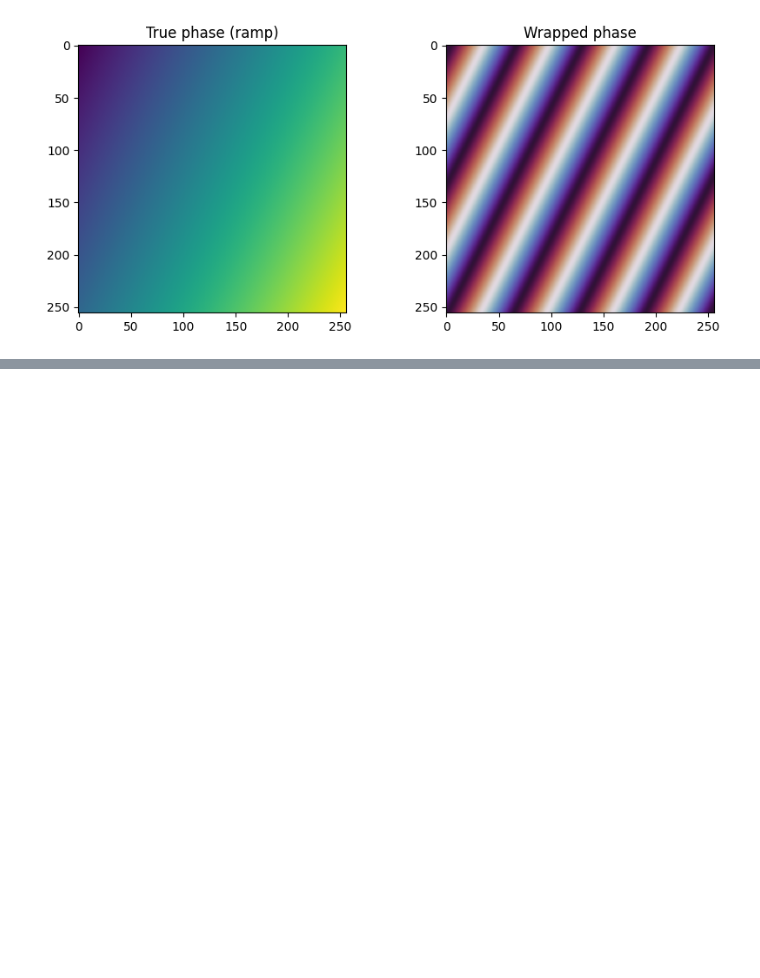
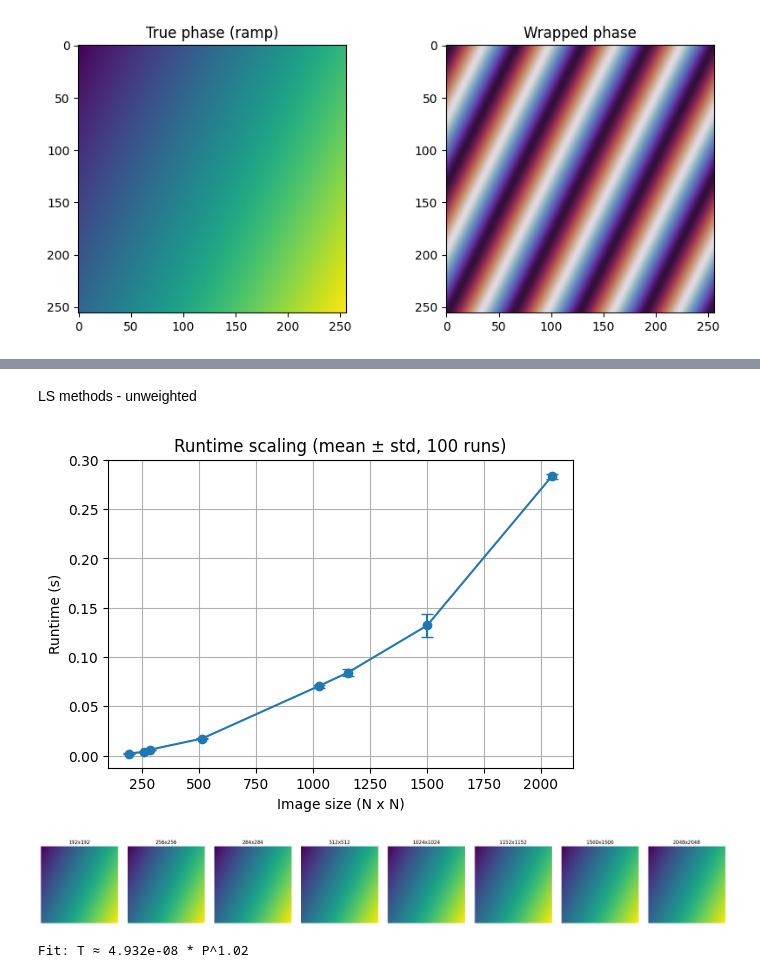
Before and after one commit to oheymans/odt-thesis, a Jupyter notebook: notebooks/Running_time.ipynb, the cells around one changed output, grey strips where cells are left out. Saved outputs shown, nothing was run; the diff lists cells and outputs as text; code cells hidden in the pictures; blank space fills up the shorter version.

```diff
--- a/notebooks/Running_time.ipynb
+++ b/notebooks/Running_time.ipynb
@@ -111,0 +110,65 @@ Fit: T ≈ 5.302e-08 * P^1.14
+# %% [markdown]
+LS methods - unweighted
+# %%
+import sys
+import os
+
+sys.path.append(os.path.abspath(".."))
+
+from src.Ghilia.Ghilia import unwrap_phase_weighted
+
+sizes = [192, 256, 284, 512, 1024, 1152, 1500, 2048]
+repeats = 100  # how many times per size
+
+times_mean = []
+times_std = []
+unwrapped_results = {}
+
+for N in sizes:
+    durations = []
+    phi_true, phi_wrap = make_ramp(N, N, slope_x=0.1, slope_y=0.05)
+
+    # run several times for timing
+    for _ in range(repeats):
+        start = time.time()
+        phi_unwrapped = unwrap_phase_weighted(phi_wrap)
+        end = time.time()
+        durations.append(end - start)
+
+    # keep the last run just for plotting
+    unwrapped_results[N] = phi_unwrapped
+
+    durations = np.array(durations)
+    times_mean.append(durations.mean())
+    times_std.append(durations.std())
+
+# --- plot runtimes with error bars ---
+plt.figure(figsize=(6,4))
+plt.errorbar(sizes, times_mean, yerr=times_std, fmt="o-", capsize=4)
+plt.xlabel("Image size (N x N)")
+plt.ylabel("Runtime (s)")
+plt.title(f"Runtime scaling (mean ± std, {repeats} runs)")
+plt.grid(True)
+plt.show()
+
+# --- plot unwrapped phase side by side ---
+fig, axs = plt.subplots(1, len(sizes), figsize=(3*len(sizes), 3))
+for i, N in enumerate(sizes):
+    axs[i].imshow(unwrapped_results[N], cmap="viridis")
+    axs[i].set_title(f"{N}x{N}")
+    axs[i].axis("off")
+plt.tight_layout()
+plt.show()
+# %% [output]
+[figure, added]
+[figure, added]
+# %%
+logP = np.log(np.array(sizes)**2)
+logT = np.log(times_mean)
+
+coef = np.polyfit(logP, logT, 1)
+alpha = coef[0]    # scaling exponent
+k = np.exp(coef[1])
+print(f"Fit: T ≈ {k:.3e} * P^{alpha:.2f}")
+# %% [output]
+Fit: T ≈ 4.932e-08 * P^1.02
```
Also changed, not shown: parts of 4 cells of this notebook, 3 other files.
